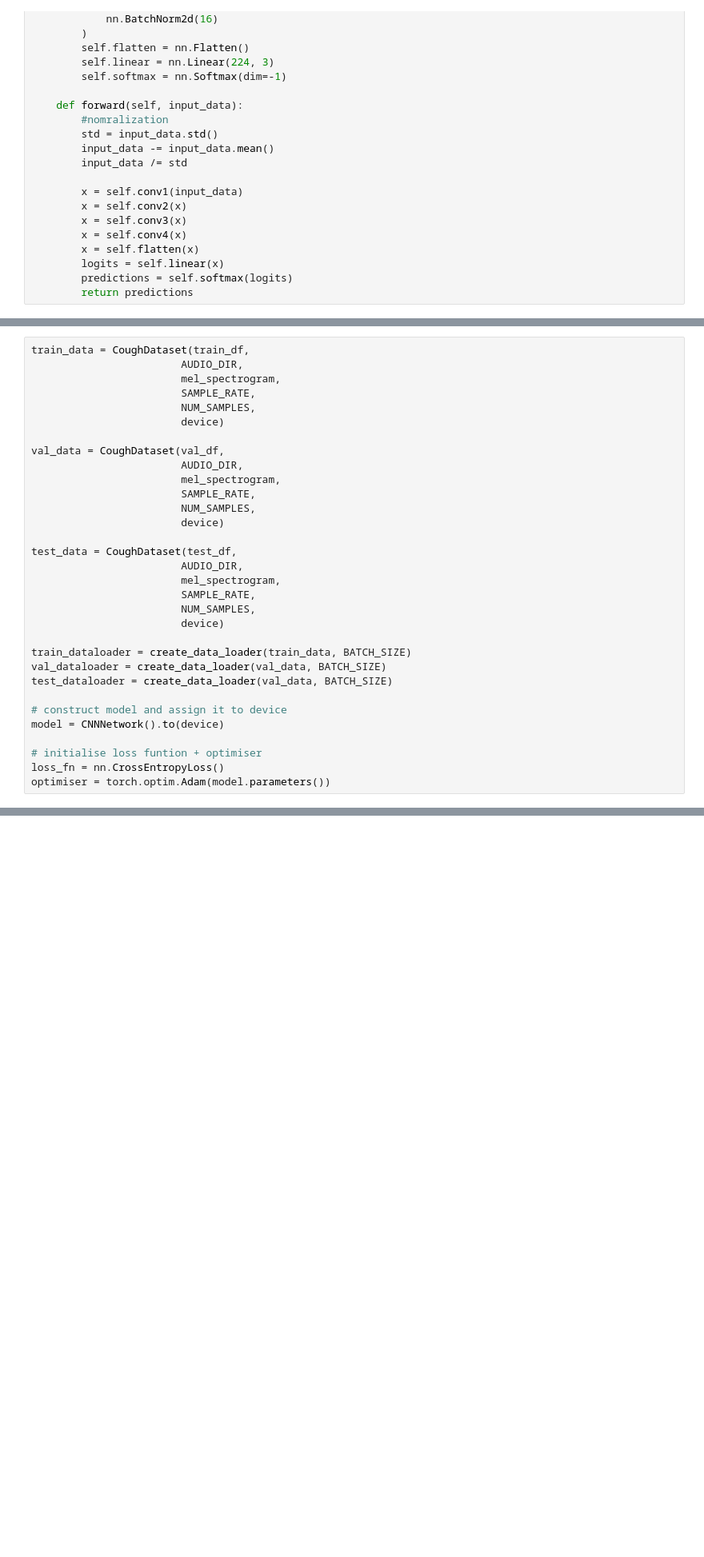
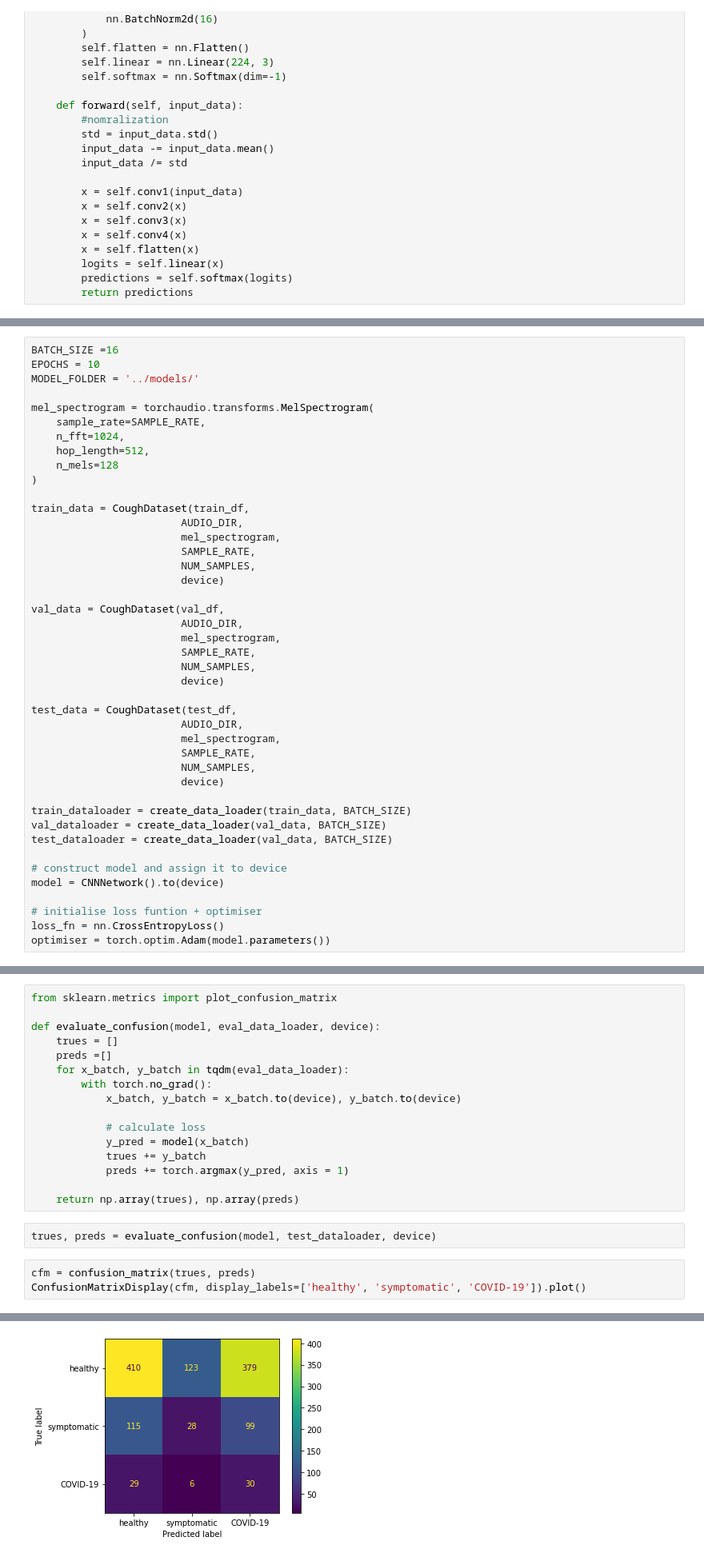
Before and after one commit to cgu2022/cs-230-fall-2022-final-project, a Jupyter notebook: notebooks/data_loading & sample training.ipynb, the cells around one changed output, grey strips where cells are left out. Shown: that part at 80% size. Drawn from its saved outputs; the diff is of its cells as text; blank space fills up the shorter version.

Commit message:
confusion matrix

```diff
--- a/notebooks/data_loading & sample training.ipynb
+++ b/notebooks/data_loading & sample training.ipynb
@@ -287,6 +264,17 @@ def evaluate(model, eval_data_loader, loss_fn, device):
     print(f"Evaluation loss: {total_loss}, Evaluation accuracy : {correct_pred/total_pred}")
     print("---------------------------")
 # %%
+BATCH_SIZE =16
+EPOCHS = 10
+MODEL_FOLDER = '../models/'
+
+mel_spectrogram = torchaudio.transforms.MelSpectrogram(
+    sample_rate=SAMPLE_RATE,
+    n_fft=1024,
+    hop_length=512,
+    n_mels=128
+)
+
 train_data = CoughDataset(train_df,
                         AUDIO_DIR,
                         mel_spectrogram,
@@ -354,0 +349,22 @@ evaluate(model, test_dataloader, loss_fn, device)
+# %%
+from sklearn.metrics import plot_confusion_matrix
+
+def evaluate_confusion(model, eval_data_loader, device):
+    trues = []
+    preds =[]
+    for x_batch, y_batch in tqdm(eval_data_loader):
+        with torch.no_grad():
+            x_batch, y_batch = x_batch.to(device), y_batch.to(device)
+
+            # calculate loss
+            y_pred = model(x_batch)
+            trues += y_batch
+            preds += torch.argmax(y_pred, axis = 1)
+
+    return np.array(trues), np.array(preds)
+# %%
+trues, preds = evaluate_confusion(model, test_dataloader, device)
+# %%
+cfm = confusion_matrix(trues, preds)
+ConfusionMatrixDisplay(cfm, display_labels=['healthy', 'symptomatic', 'COVID-19']).plot()
+# %% [output]
@@ -354,0 +372 @@ evaluate(model, test_dataloader, loss_fn, device)
+[figure, added]
```
Also changed, not shown: parts of 9 cells of this notebook.
